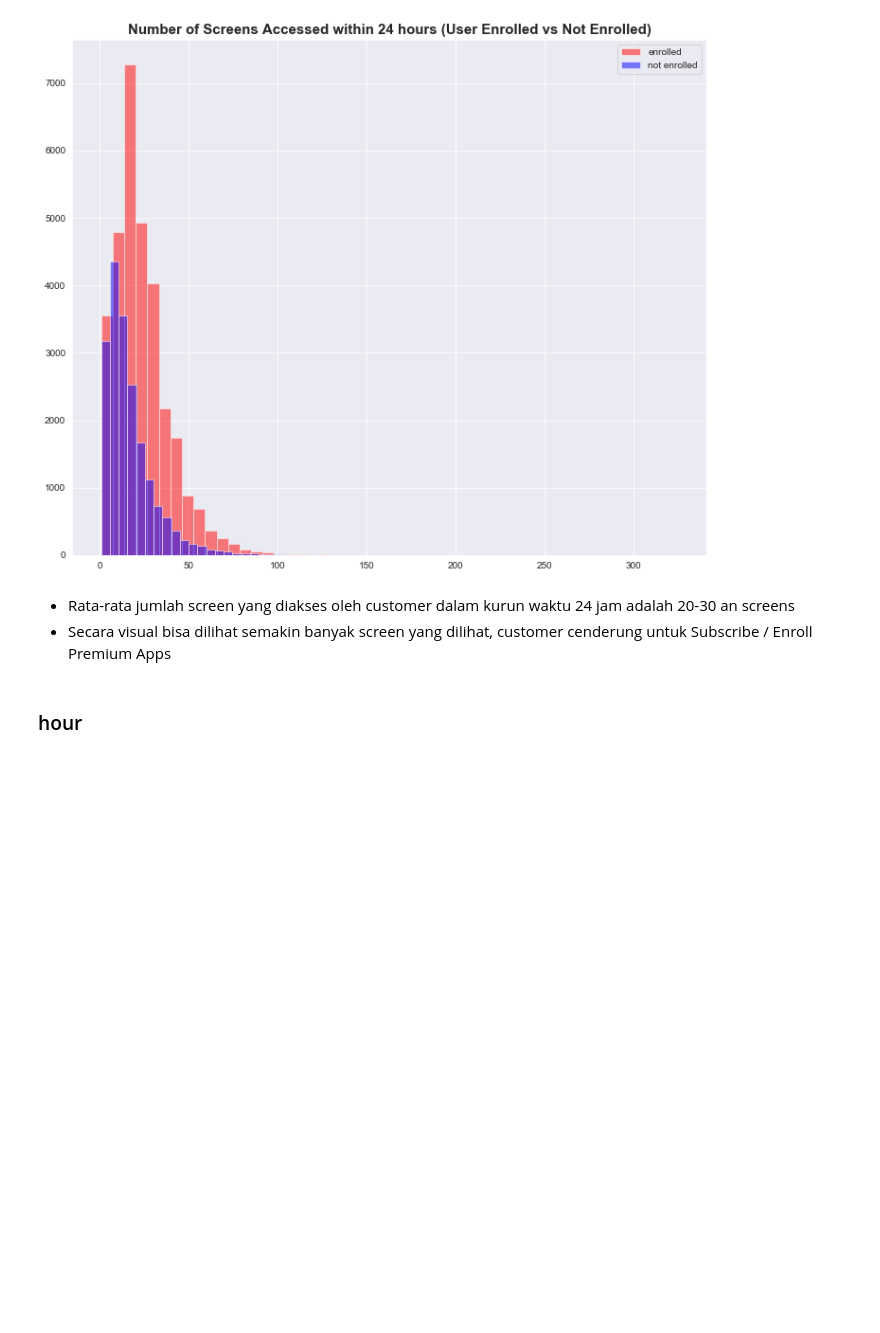
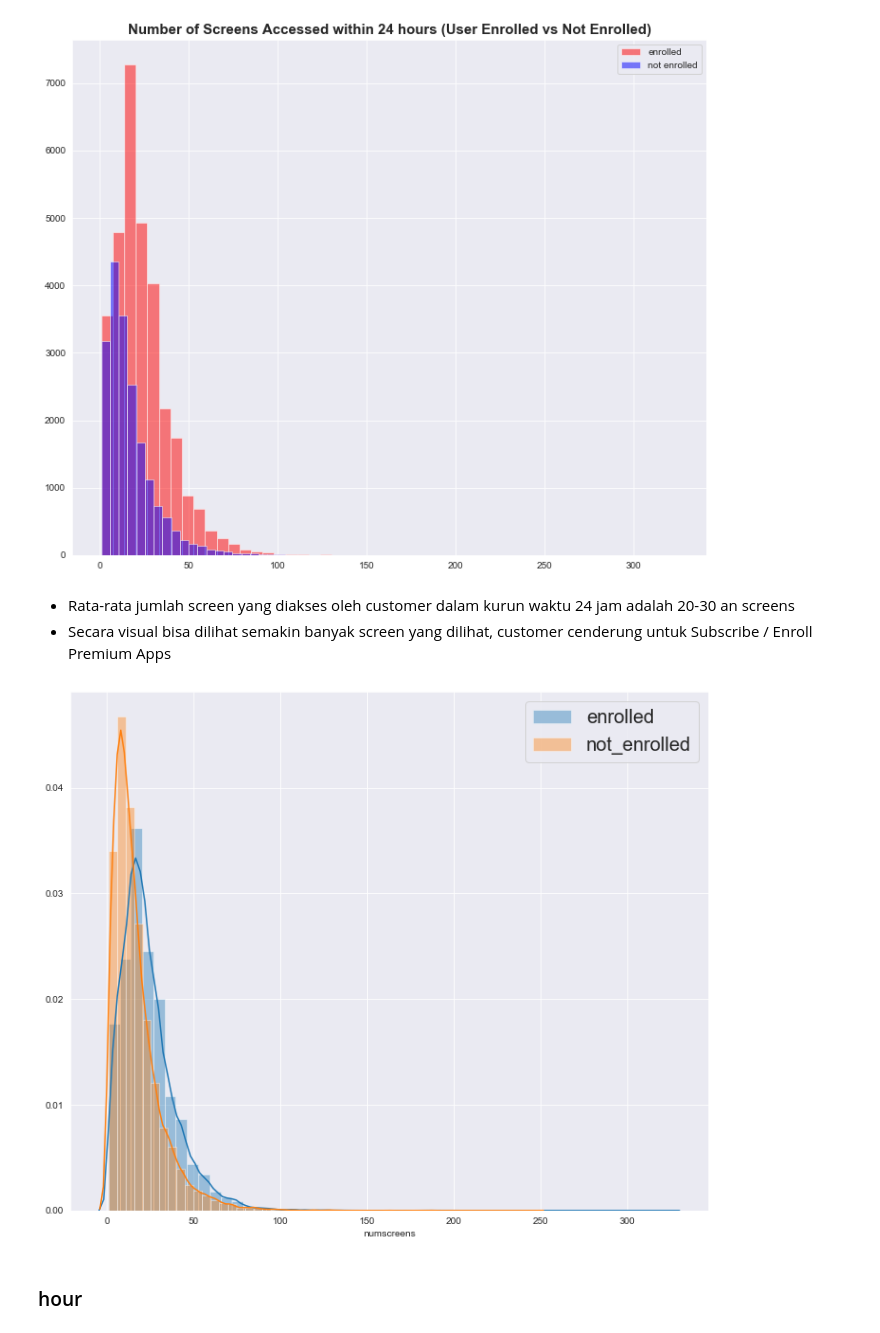
Before and after one commit to abdurrahmanshidiq/FINAL_PROJECT_FIX, a Jupyter notebook: FP02_Data_Visualization.ipynb, the cells around one changed output. Cells and saved outputs as stored; diff of their text form; code cells hidden in the pictures; blank space fills up the shorter version.

```diff
--- a/FP02_Data_Visualization.ipynb
+++ b/FP02_Data_Visualization.ipynb
@@ -110,6 +126,14 @@ plt.show()
 # %% [markdown]
 - Rata-rata jumlah screen yang diakses oleh customer dalam kurun waktu 24 jam adalah 20-30 an screens
 - Secara visual bisa dilihat semakin banyak screen yang dilihat, customer cenderung untuk Subscribe / Enroll Premium Apps
+# %%
+plt.figure(figsize=(12,10))
+sns.distplot(data[data['enrolled']==1]['numscreens'], label='enrolled')
+sns.distplot(data[data['enrolled']==0]['numscreens'], label='not_enrolled')
+plt.legend(prop={'size': 20})
+plt.show()
+# %% [output]
+[figure, added]
 # %% [markdown]
 ### hour
 # %%
```
Also changed, not shown: parts of 59 cells of this notebook, 2 other files.
